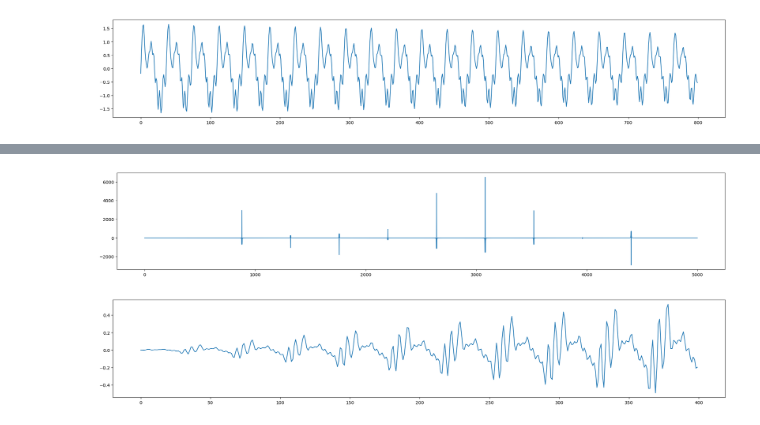
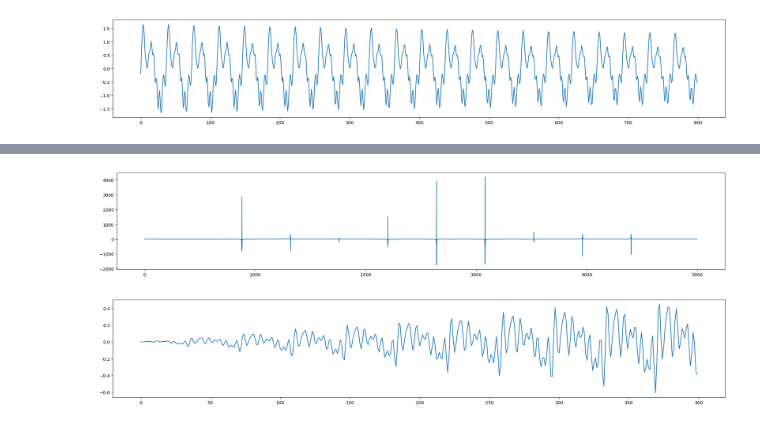
Before and after one commit to NDC227/IntroComputerMusic, a Jupyter notebook: sound_processing.ipynb, the cells around one changed output, grey strips where cells are left out. Saved outputs shown, nothing was run; the diff lists cells and outputs as text; code cells hidden in the pictures.

Commit message:
add readme, fourier, fix variances

```diff
--- a/sound_processing.ipynb
+++ b/sound_processing.ipynb
@@ -77,10 +77,10 @@ def smooth_filter(y, smooth=0):
     smooth_y = y
     return smooth_y
 # %%
-def generate_pitch_with_overtones(n_samples, sampling_rate, amp, freq, n_overtones=10, strengths="harmonic", open=True):
+def generate_pitch_with_overtones(n_samples, sampling_rate, amp, freq, n_overtones=10, overtone_noise=0, strengths="harmonic", open=True):
     _, composite_pitch = generate_sine_wave(freq, amp, n_samples, sampling_rate)
     for i in range(2, n_overtones + 1):
-        overtone_frequency = freq * i
+        overtone_frequency = freq * i + np.random.normal(0, overtone_noise)
         if strengths == "harmonic":
             overtone_strength = amp / i
         elif strengths == "random":
@@ -183,22 +197,22 @@ def fast_fourier_transform(y):
 # %%
 SAMPLING_RATE = 16384
 N_SAMPLES = 16384
 PITCH_FREQUENCY = 440
 
-_, single_a4 = generate_pitch_with_overtones(N_SAMPLES, SAMPLING_RATE, amp=1, freq=440, n_overtones=10, strengths="random")
+_, single_a4 = generate_pitch_with_overtones(N_SAMPLES, SAMPLING_RATE, amp=1, freq=440, n_overtones=10, strengths="random", overtone_noise=0.1)
 single_a4 = soften_attack(single_a4, 0.1)
 single_a4 = soften_release(single_a4, 0.1)
 
-fourier_a4 = fast_fourier_transform(single_a4)
+fourier_a4 = np.fft.fft(single_a4)
 
 plt.figure(figsize=(25,4))
 plt.plot(np.arange(len(fourier_a4) // 2)[:5000], fourier_a4[:5000])
 
 plt.figure(figsize=(25,4))
 plt.plot(np.arange(len(single_a4))[:400], single_a4[:400])
 
 ipd.Audio(single_a4, rate=16_000)
 # %% [output]
 [interactive output not drawn]
-[figure, old version]
+[figure, new version]
-[figure, old version]
+[figure, new version]
```
Also changed, not shown: parts of 4 cells of this notebook, 1 other file.
